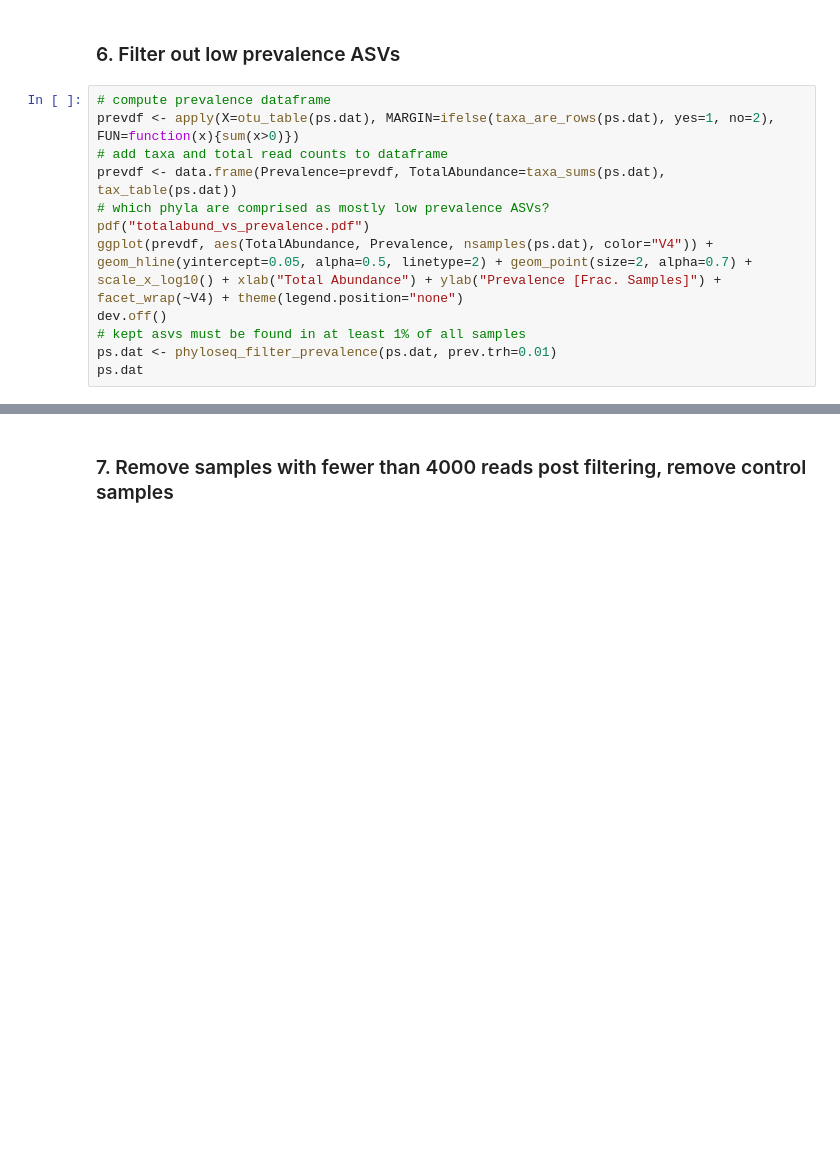
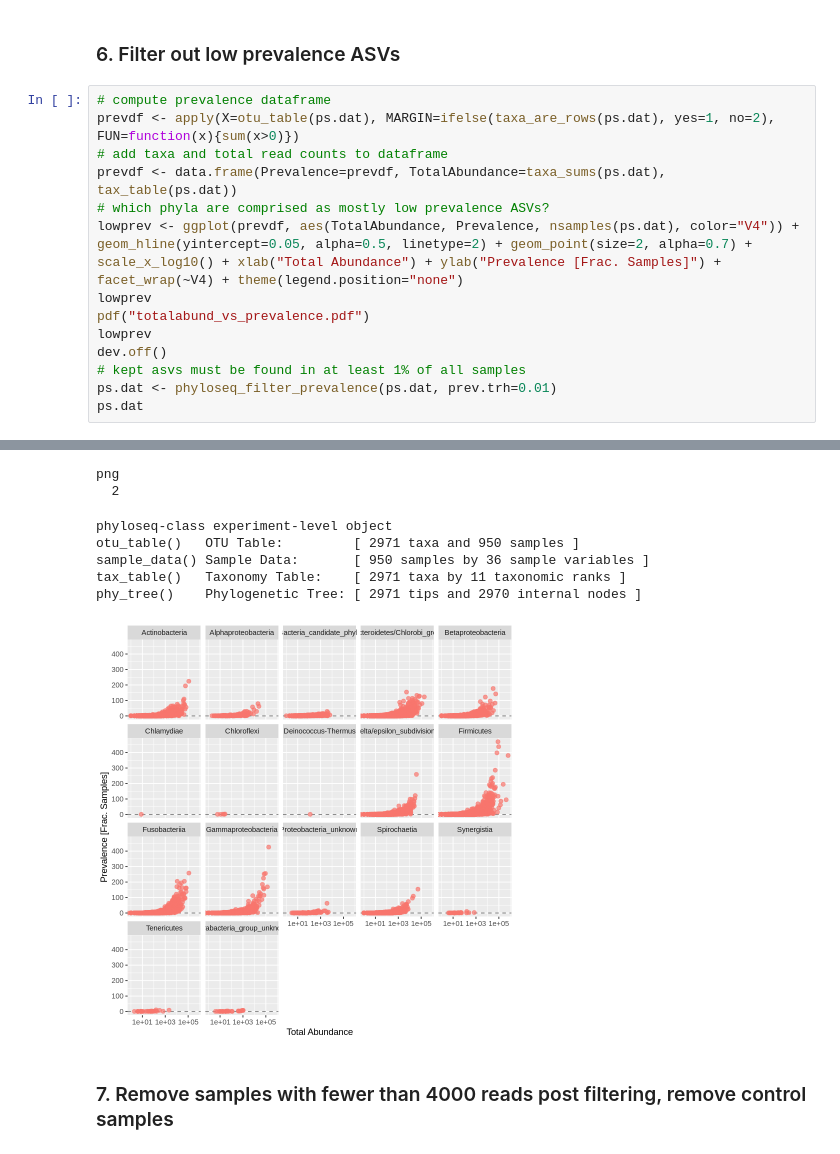
Before and after one commit to aemann01/domhain, a Jupyter notebook: 2022-HIV_oral_microbiome/02-diversity_analyses/diversity_analyses.ipynb, the cells around one changed output, grey strips where cells are left out. Saved outputs shown, nothing was run; the diff lists cells and outputs as text; blank space fills up the shorter version.

```diff
--- a/2022-HIV_oral_microbiome/02-diversity_analyses/diversity_analyses.ipynb
+++ b/2022-HIV_oral_microbiome/02-diversity_analyses/diversity_analyses.ipynb
@@ -101,9 +103,12 @@ prevdf <- apply(X=otu_table(ps.dat), MARGIN=ifelse(taxa_are_rows(ps.dat), yes=1,
 # add taxa and total read counts to dataframe
 prevdf <- data.frame(Prevalence=prevdf, TotalAbundance=taxa_sums(ps.dat), tax_table(ps.dat))
 # which phyla are comprised as mostly low prevalence ASVs?
+lowprev <- ggplot(prevdf, aes(TotalAbundance, Prevalence, nsamples(ps.dat), color="V4")) + geom_hline(yintercept=0.05, alpha=0.5, linetype=2) + geom_point(size=2, alpha=0.7) + scale_x_log10() + xlab("Total Abundance") + ylab("Prevalence [Frac. Samples]") + facet_wrap(~V4) + theme(legend.position="none")
+lowprev
 pdf("totalabund_vs_prevalence.pdf")
-ggplot(prevdf, aes(TotalAbundance, Prevalence, nsamples(ps.dat), color="V4")) + geom_hline(yintercept=0.05, alpha=0.5, linetype=2) + geom_point(size=2, alpha=0.7) + scale_x_log10() + xlab("Total Abundance") + ylab("Prevalence [Frac. Samples]") + facet_wrap(~V4) + theme(legend.position="none")
+lowprev
 dev.off()
 # kept asvs must be found in at least 1% of all samples
 ps.dat <- phyloseq_filter_prevalence(ps.dat, prev.trh=0.01)
 ps.dat
+# %% [output]
@@ -110,3 +119,11 @@ ps.dat
+png
+  2
+phyloseq-class experiment-level object
+otu_table()   OTU Table:         [ 2971 taxa and 950 samples ]
+sample_data() Sample Data:       [ 950 samples by 36 sample variables ]
+tax_table()   Taxonomy Table:    [ 2971 taxa by 11 taxonomic ranks ]
+phy_tree()    Phylogenetic Tree: [ 2971 tips and 2970 internal nodes ]
+[figure, added]
 # %% [markdown]
 ### 7. Remove samples with fewer than 4000 reads post filtering, remove control samples
 # %%
```
Also changed, not shown: parts of 40 cells of this notebook, 1 other file.
